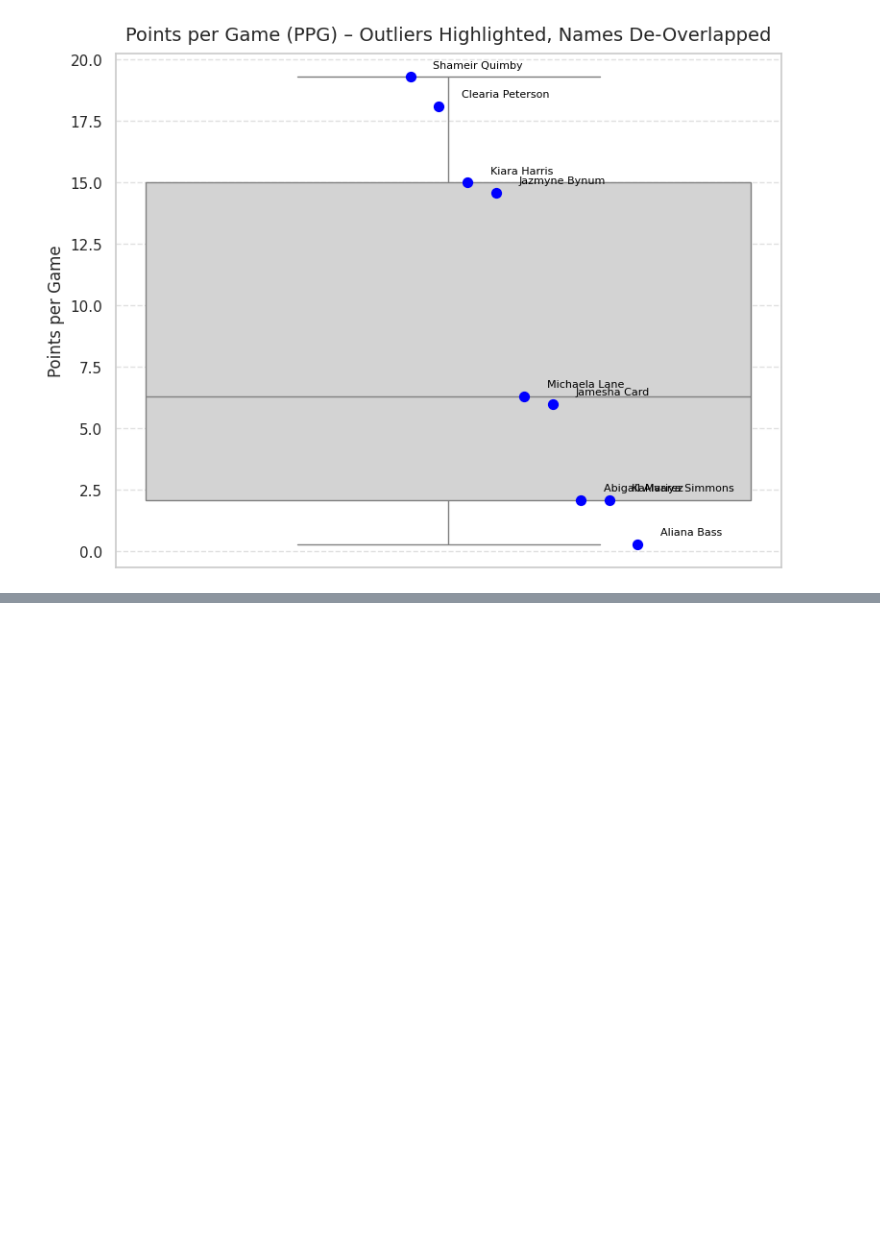
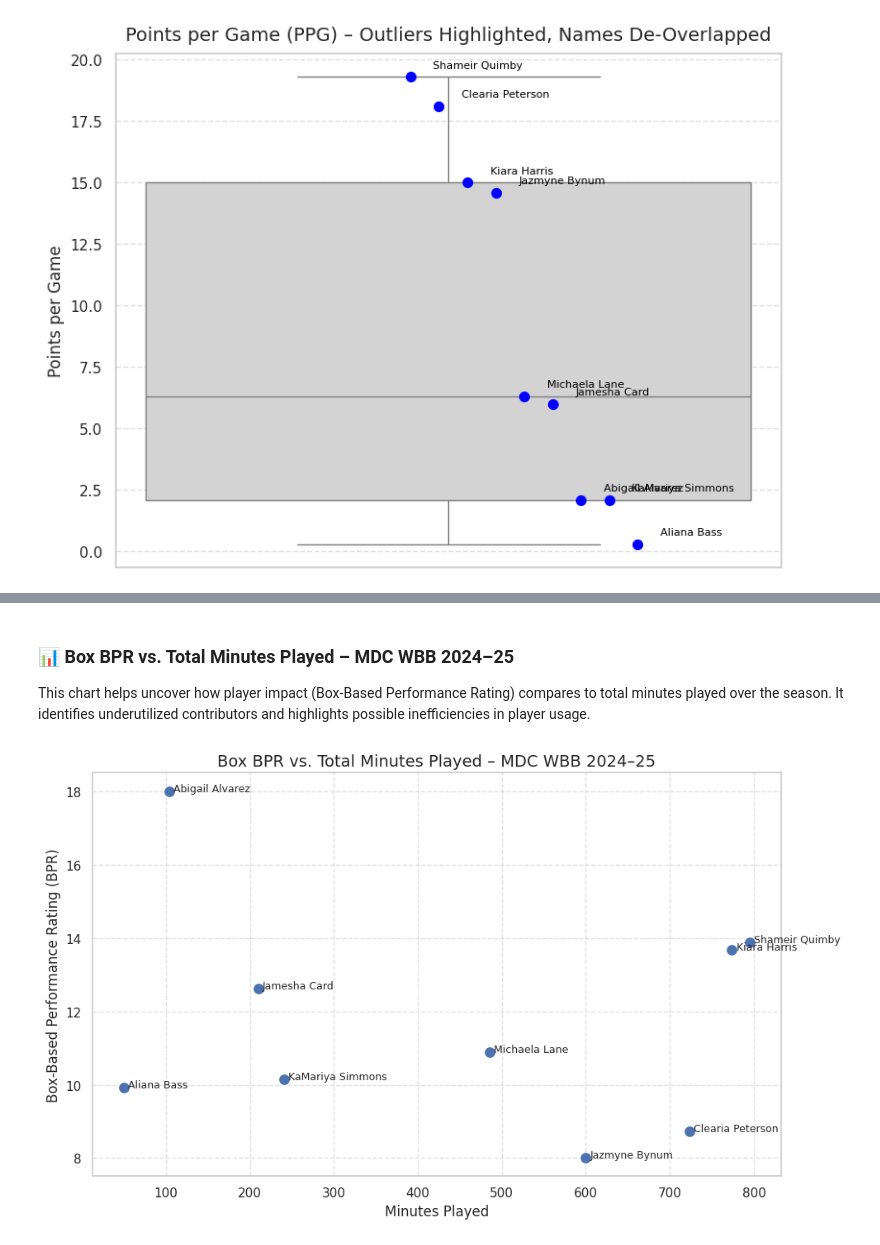
Before and after one commit to MiamiCrypto/Sports-Analytics-, a Jupyter notebook: WBB_2024_25_Season.ipynb, the cells around one changed output, grey strips where cells are left out. Cells and saved outputs as stored; diff of their text form; code cells hidden in the pictures; blank space fills up the shorter version.

```diff
--- a/WBB_2024_25_Season.ipynb
+++ b/WBB_2024_25_Season.ipynb
@@ -1704,0 +1780,29 @@ plt.show()
+# %% [markdown]
+### 📊 Box BPR vs. Total Minutes Played – MDC WBB 2024–25
+
+This chart helps uncover how player impact (Box-Based Performance Rating) compares to total minutes played over the season. It identifies underutilized contributors and highlights possible inefficiencies in player usage.
+# %%
+# Sort players by minutes for visibility
+df_sorted = df.sort_values('min', ascending=True)
+
+# Plot
+plt.figure(figsize=(10, 6))
+sns.scatterplot(data=df_sorted, x='min', y='box_bpr', s=100)
+
+# Annotate player names
+for i in range(len(df_sorted)):
+    plt.text(
+        x=df_sorted['min'].iloc[i] + 5,
+        y=df_sorted['box_bpr'].iloc[i],
+        s=df_sorted['player_name'].iloc[i],
+        fontsize=9
+    )
+
+plt.title("Box BPR vs. Total Minutes Played – MDC WBB 2024–25", fontsize=14)
+plt.xlabel("Minutes Played")
+plt.ylabel("Box-Based Performance Rating (BPR)")
+plt.grid(True, linestyle='--', alpha=0.6)
+plt.tight_layout()
+plt.show()
+# %% [output]
+[figure, added]
```
Also changed, not shown: parts of 23 cells of this notebook.
